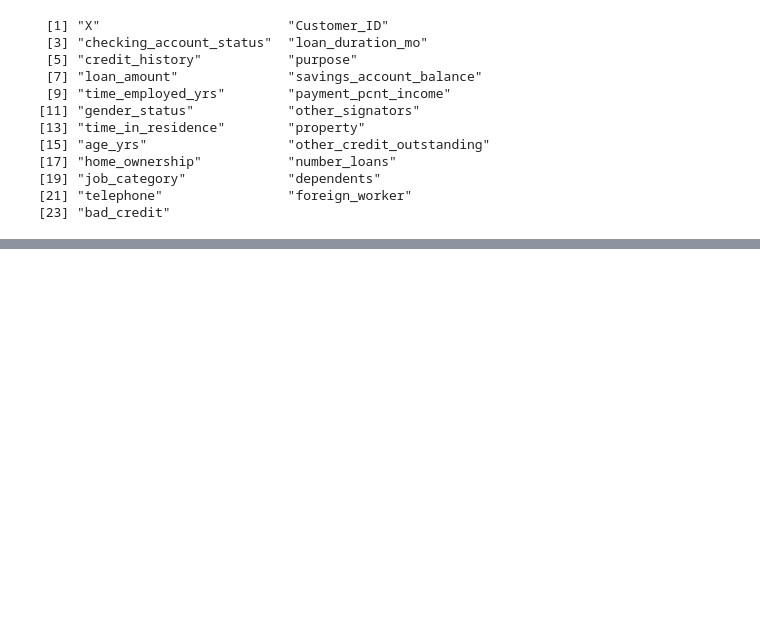
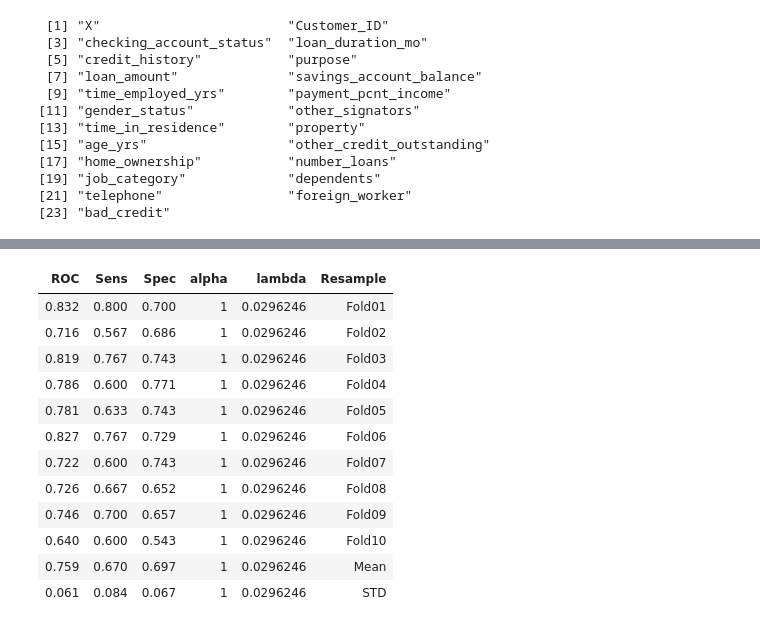
Before and after one commit to vijayraavi/Principles-of-Machine-Learning-R, a Jupyter notebook: Module5/CrossValidation.ipynb, the cells around one changed output, grey strips where cells are left out. Cells and saved outputs as stored; diff of their text form; code cells hidden in the pictures; blank space fills up the shorter version.

```diff
--- a/Module5/CrossValidation.ipynb
+++ b/Module5/CrossValidation.ipynb
@@ -555,0 +240,48 @@ In this lab you have performed by simple cross validation and nested cross valid
+# %%
+## Set the hyperparameter grid to the optimal values from the inside loop
+paramGrid <- expand.grid(alpha = c(1), lambda = c(0.0296246))
+
+fitControl = trainControl(method = 'cv',
+                         number = 10,
+                         returnResamp="all",
+                         savePredictions = TRUE,
+                         classProbs = TRUE,
+                         summaryFunction = twoClassSummary)
+
+set.seed(9999)
+cv_mod_outer = train(bad_credit ~ loan_duration_mo + loan_amount +
+                                 payment_pcnt_income + age_yrs +
+                                 checking_account_status + credit_history +
+                                 purpose + gender_status + time_in_residence +
+                                 property,
+                 data = credit,
+                 method = "glmnet",
+                 weights = weights, ,
+                 tuneGrid = paramGrid,
+                 metric="ROC",
+                 trControl = fitControl)
+
+print_metrics = function(mod){
+    means = c(apply(mod$resample[,1:3], 2, mean), alpha = mod$resample[1,4],
+                lambda = mod$resample[1,5], Resample = 'Mean')
+    stds = c(apply(mod$resample[,1:3], 2, sd), alpha = mod$resample[1,4],
+                lambda = mod$resample[1,5], Resample = 'STD')
+    out = rbind(mod$resample, means, stds)
+    out[,1:3] = lapply(out[,1:3], function(x) round(as.numeric(x), 3))
+    out
+}
+print_metrics(cv_mod_outer)
+# %% [output]
+| ROC | Sens | Spec | alpha | lambda | Resample |
+| 0.832 | 0.800 | 0.700 | 1 | 0.0296246 | Fold01 |
+| 0.716 | 0.567 | 0.686 | 1 | 0.0296246 | Fold02 |
+| 0.819 | 0.767 | 0.743 | 1 | 0.0296246 | Fold03 |
+| 0.786 | 0.600 | 0.771 | 1 | 0.0296246 | Fold04 |
+| 0.781 | 0.633 | 0.743 | 1 | 0.0296246 | Fold05 |
+| 0.827 | 0.767 | 0.729 | 1 | 0.0296246 | Fold06 |
+| 0.722 | 0.600 | 0.743 | 1 | 0.0296246 | Fold07 |
+| 0.726 | 0.667 | 0.652 | 1 | 0.0296246 | Fold08 |
+| 0.746 | 0.700 | 0.657 | 1 | 0.0296246 | Fold09 |
+| 0.640 | 0.600 | 0.543 | 1 | 0.0296246 | Fold10 |
+| 0.759 | 0.670 | 0.697 | 1 | 0.0296246 | Mean |
+| 0.061 | 0.084 | 0.067 | 1 | 0.0296246 | STD |
```
Also changed, not shown: parts of 42 cells of this notebook.
